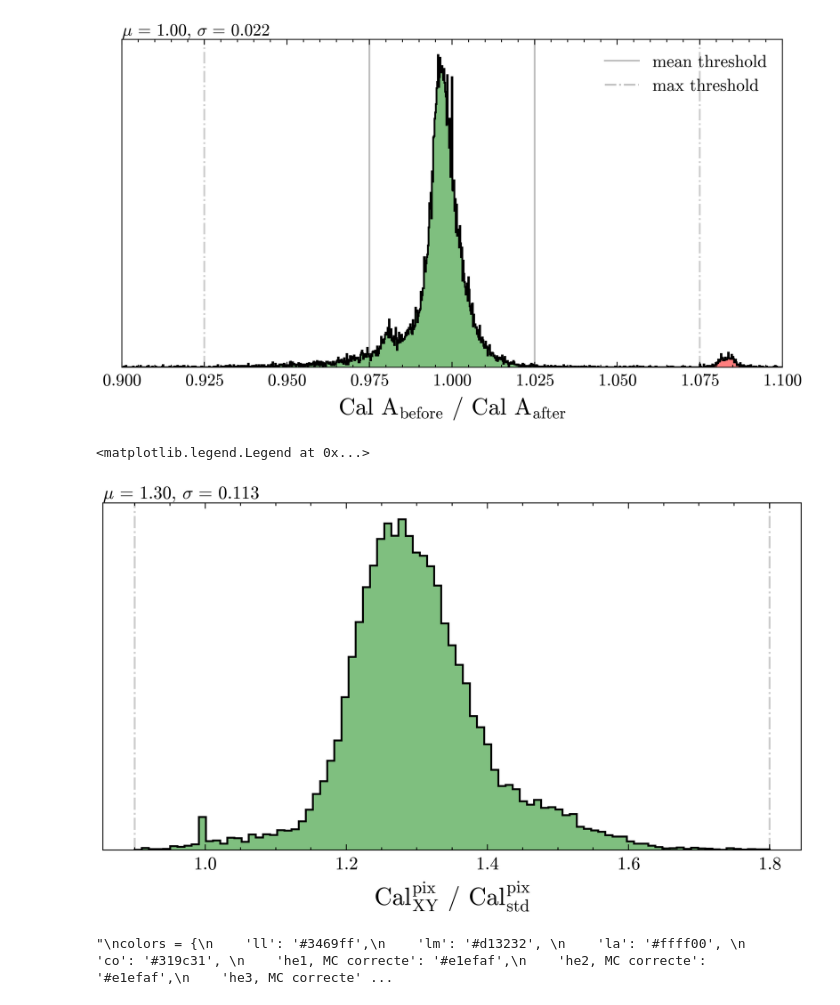
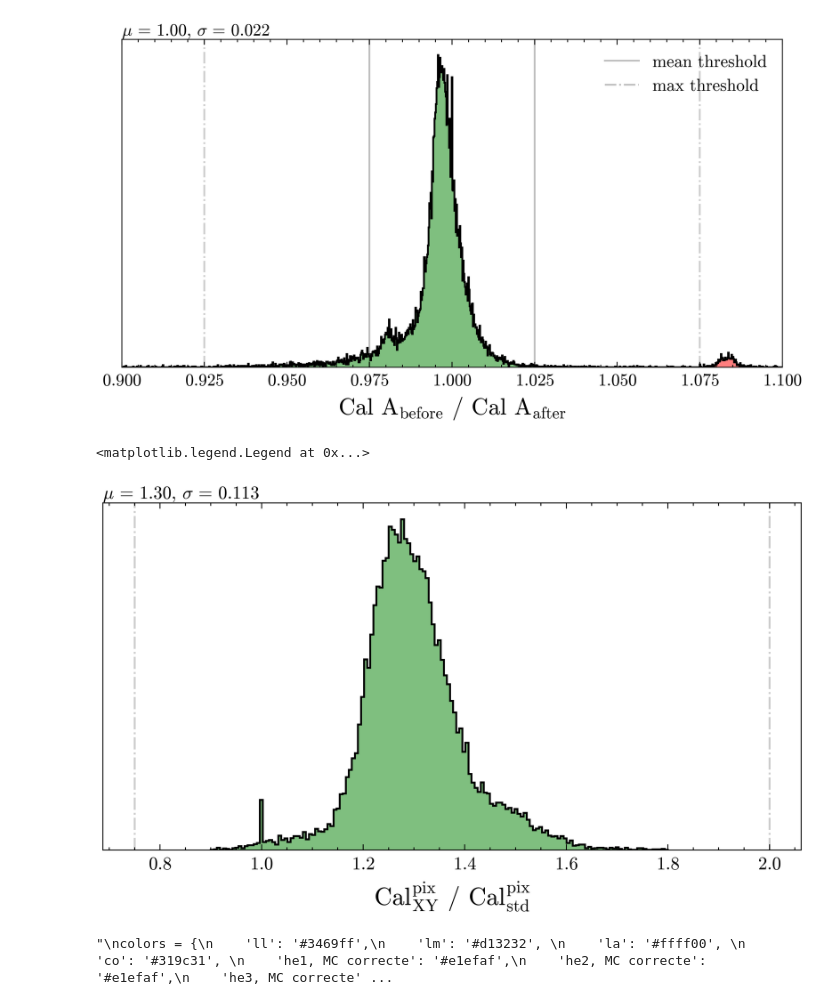
Before and after one commit to Quizznor/phd-thesis, a Jupyter notebook: Projects/XYScanner/QualityCheck/quality_cuts.ipynb, the cells around one changed output. Cells and saved outputs as stored; diff of their text form; code cells hidden in the pictures.

```diff
--- a/Projects/XYScanner/QualityCheck/quality_cuts.ipynb
+++ b/Projects/XYScanner/QualityCheck/quality_cuts.ipynb
@@ -384,7 +385,7 @@ plt.legend()
 # %%
 # std. calib
 
-std_calib_bins = np.linspace(0.9, 1.8, 90)
+std_calib_bins = np.linspace(0.9, 1.8, 150)
 
 std_calib_ratios = np.array(std_calib_ratios)
 std_calib_ratios[~np.isfinite(std_calib_ratios)] = 1
@@ -397,35 +398,35 @@ colors = ['#e1efaf', '#3469ff', '#ffff00', '#319c31', '#d13232']
 # _ = plt.hist(tel_std_calib_ratios.values(), bins=std_calib_bins,
 #              histtype='barstacked', label=list(tel_std_calib_ratios.keys()),
 #              color=colors, edgecolor='k', lw=0.05, hatch=['/', '-', '\\', '|', '+'])
 
 # for i, (c, x) in enumerate(zip(colors, tel_std_calib_ratios.values())):
 #     x = np.array(x)[np.isfinite(x)]
 #     plt.text(0.01, 1 - i/14,
 #         rf'$\mu\,=\,{np.nanmean(x):.2f}$, $\sigma\,=\,{np.nanstd(x):.3f}$',
 #         transform=plt.gca().transAxes,
 #         fontsize='small',
 #         color=c
 #     )
 # std_calib_ratios = np.array(std_calib_ratios)[np.isfinite(std_calib_ratios)]
 # plt.text(0, 1,
 #             rf"$\mu\,=\,{np.nanmean(std_calib_ratios):.2f}$, $\sigma\,=\,{np.nanstd(std_calib_ratios):.3f}$",
 #             transform=plt.gca().transAxes,
 #             ha='left',
 #             va='bottom')
 
 # _ = plt.hist(tel_std_calib_ratios['HEAT post cleaning'], bins=std_calib_bins,
 #              histtype='step', label='HEAT')
 # plt.yticks([])
 # plt.legend()
 
 plt.figure()
-_ = select_hist(std_calib_ratios, bins=std_calib_bins, cuts=[0.9, 1.8])
+_ = select_hist(std_calib_ratios, bins=std_calib_bins, cuts=[0.75, 2])
 plt.xlabel(r'Cal$^\mathrm{pix}_\mathrm{XY}$ / Cal$^\mathrm{pix}_\mathrm{std}$')
 plt.yticks([])
 plt.legend()
 # %% [output]
 <matplotlib.legend.Legend at 0x...>
-[figure, old version]
+[figure, new version]
 # %%
 # telescope drift
 
```
Also changed, not shown: parts of 2 cells of this notebook, 6 other files.
